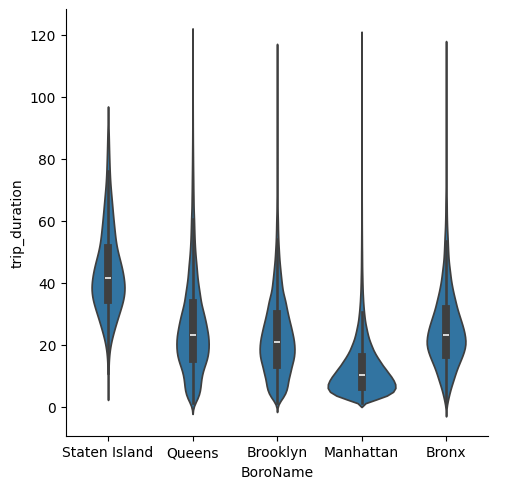
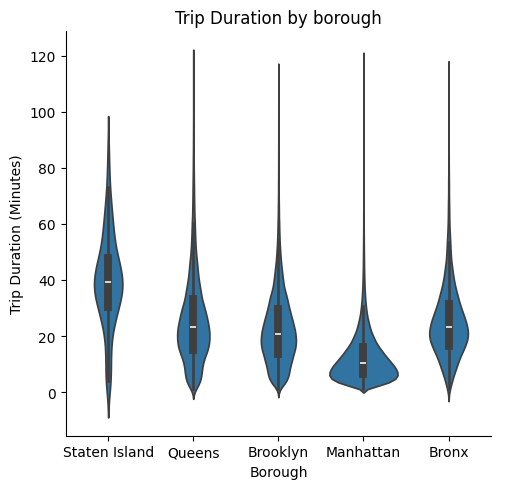
Unified diff of the notebook cell whose output changed from the first chart to the second:
--- before
+++ after
@@ -1,2 +1,6 @@
 sns.catplot(df,x='BoroName',y = 'trip_duration',kind='violin')
+plt.xlabel("Borough")
+plt.ylabel("Trip Duration (Minutes)")
+plt.title("Trip Duration by borough")
+plt.tight_layout()
 plt.savefig(FIGURES_DIR / "trip_duration_borough.png")

Commit: Added Readme